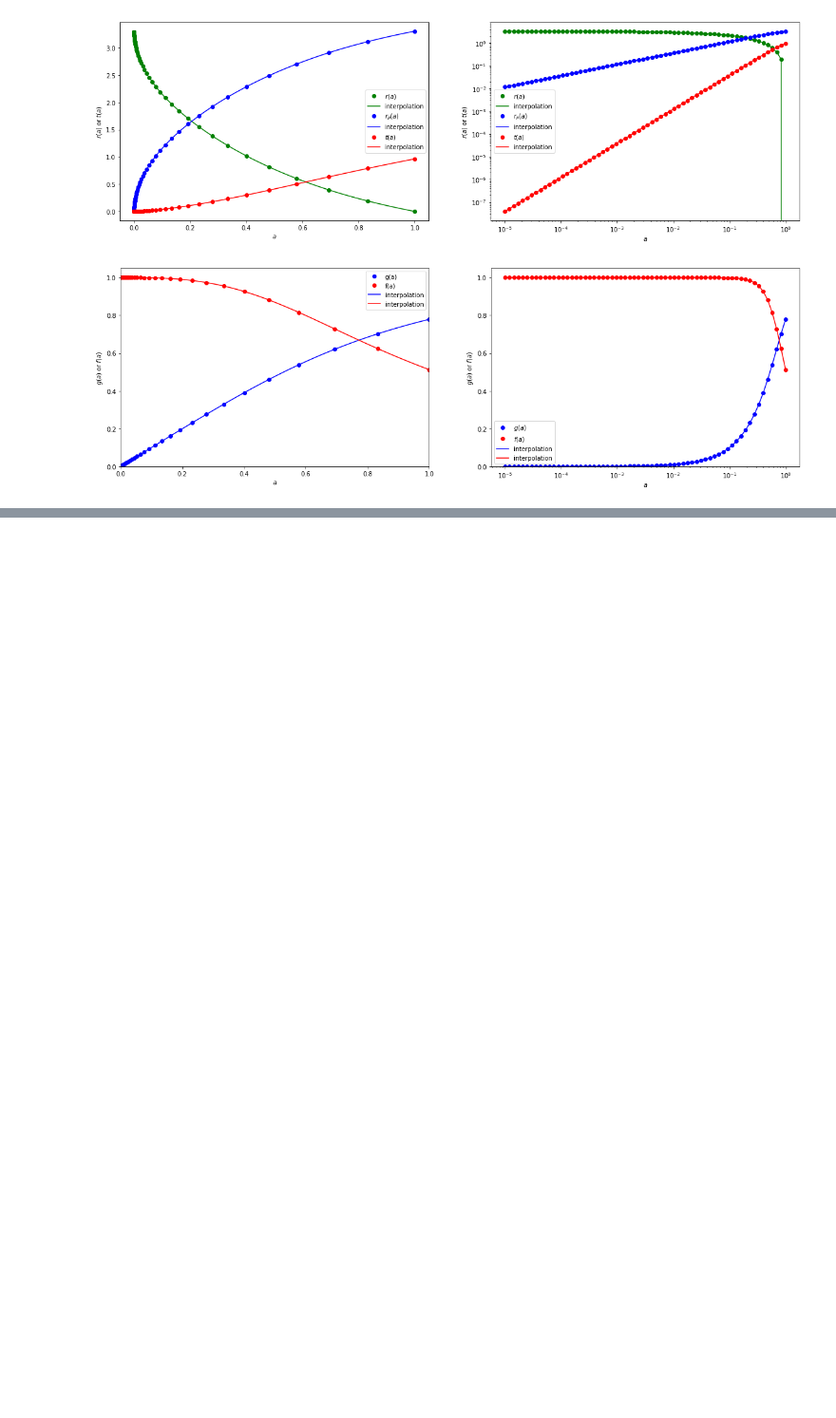
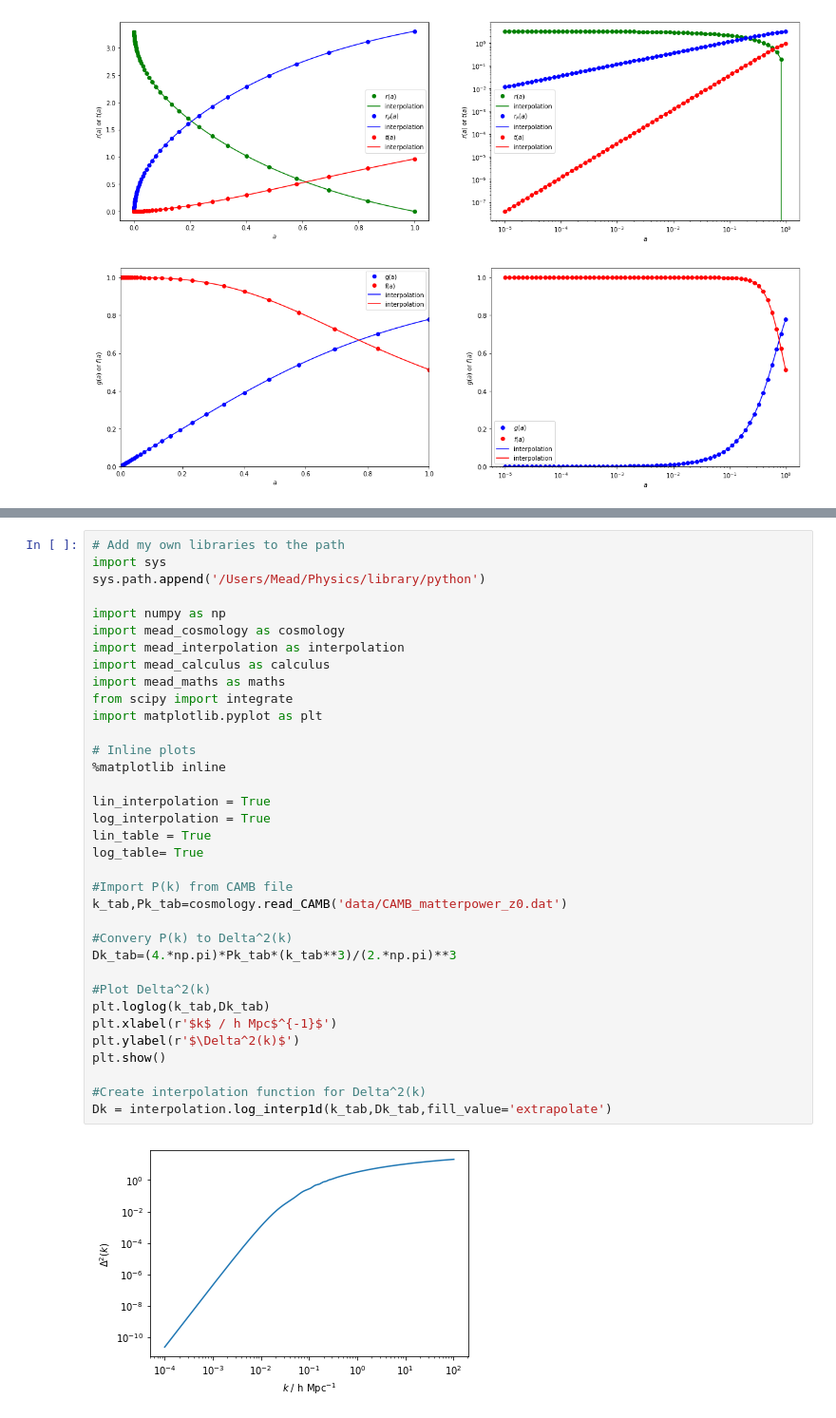
Before and after one commit to alexander-mead/library, a Jupyter notebook: python_demos/cosmology_demo.ipynb, the cells around one changed output, grey strips where cells are left out. Shown at 95% size. Drawn from its saved outputs; the diff is of its cells as text; blank space fills up the shorter version.

```diff
--- a/python_demos/cosmology_demo.ipynb
+++ b/python_demos/cosmology_demo.ipynb
@@ -72,3 +72,40 @@ plt.legend()
 plt.show()
 # %% [output]
 [figure]
+# %%
+# Add my own libraries to the path
+import sys
+sys.path.append('/Users/Mead/Physics/library/python')
+
+import numpy as np
+import mead_cosmology as cosmology
+import mead_interpolation as interpolation
+import mead_calculus as calculus
+import mead_maths as maths
+from scipy import integrate
+import matplotlib.pyplot as plt
+
+# Inline plots
+%matplotlib inline
+
+lin_interpolation = True
+log_interpolation = True
+lin_table = True
+log_table= True
+
+#Import P(k) from CAMB file
+k_tab,Pk_tab=cosmology.read_CAMB('data/CAMB_matterpower_z0.dat')
+
+#Convery P(k) to Delta^2(k)
+Dk_tab=(4.*np.pi)*Pk_tab*(k_tab**3)/(2.*np.pi)**3
+
+#Plot Delta^2(k)
+plt.loglog(k_tab,Dk_tab)
+plt.xlabel(r'$k$ / h Mpc$^{-1}$')
+plt.ylabel(r'$\Delta^2(k)$')
+plt.show()
+
+#Create interpolation function for Delta^2(k)
+Dk = interpolation.log_interp1d(k_tab,Dk_tab,fill_value='extrapolate')
+# %% [output]
+[figure, added]
```
Also changed, not shown: parts of 3 cells of this notebook, 7 other files.
